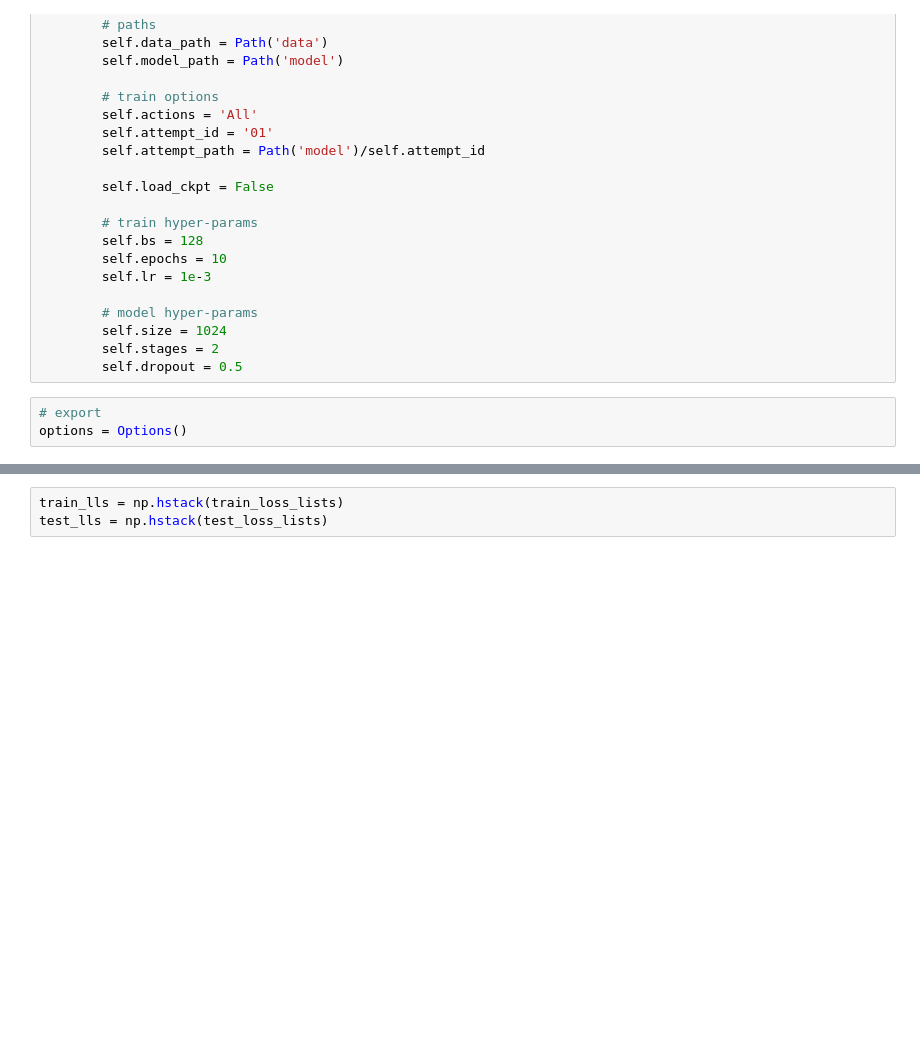
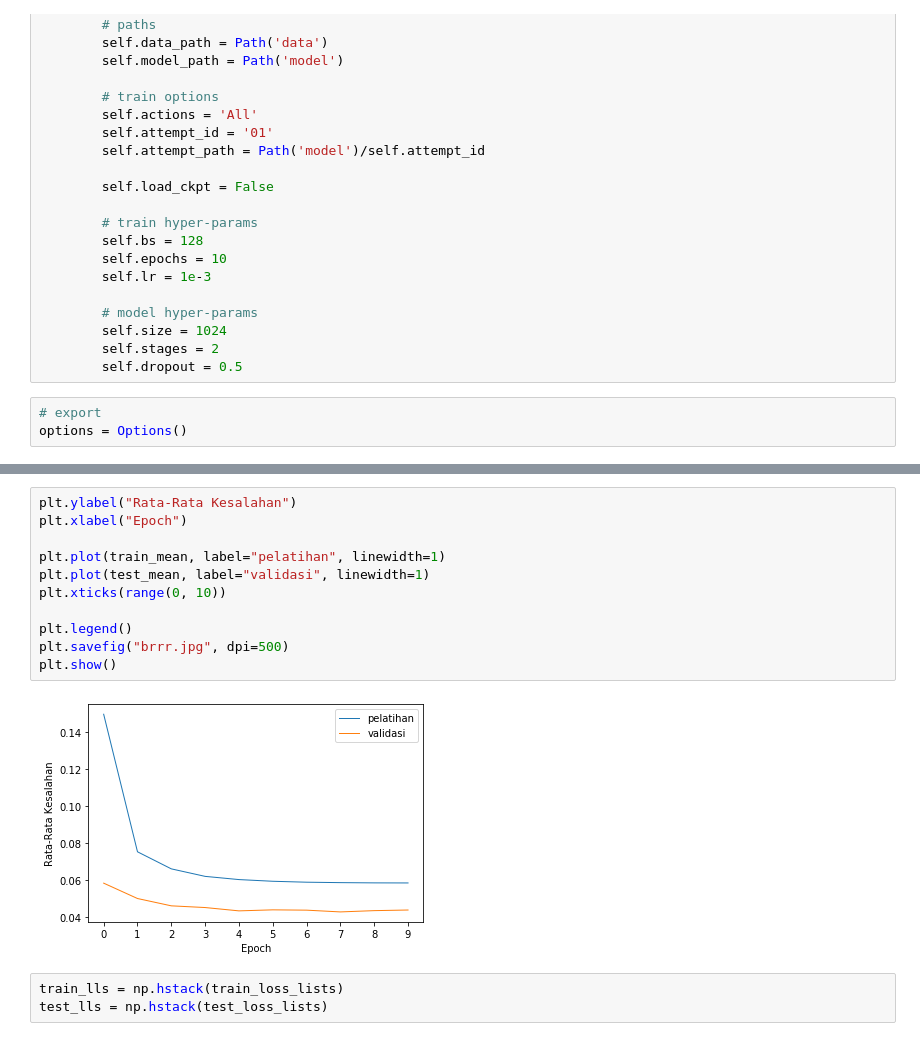
Before and after one commit to denilson020898/baseline_3d_pose, a Jupyter notebook: plot_skripsi.ipynb, the cells around one changed output, grey strips where cells are left out. Drawn from its saved outputs; the diff is of its cells as text; blank space fills up the shorter version.

```diff
--- a/plot_skripsi.ipynb
+++ b/plot_skripsi.ipynb
@@ -67,3 +68,16 @@ for i in range(options.epochs):
+# %%
+plt.ylabel("Rata-Rata Kesalahan")
+plt.xlabel("Epoch")
+
+plt.plot(train_mean, label="pelatihan", linewidth=1)
+plt.plot(test_mean, label="validasi", linewidth=1)
+plt.xticks(range(0, 10))
+
+plt.legend()
+plt.savefig("brrr.jpg", dpi=500)
+plt.show()
+# %% [output]
+[figure, added]
 # %%
 train_lls = np.hstack(train_loss_lists)
 test_lls = np.hstack(test_loss_lists)
```
Also changed, not shown: parts of 5 cells of this notebook, 6 other files.
